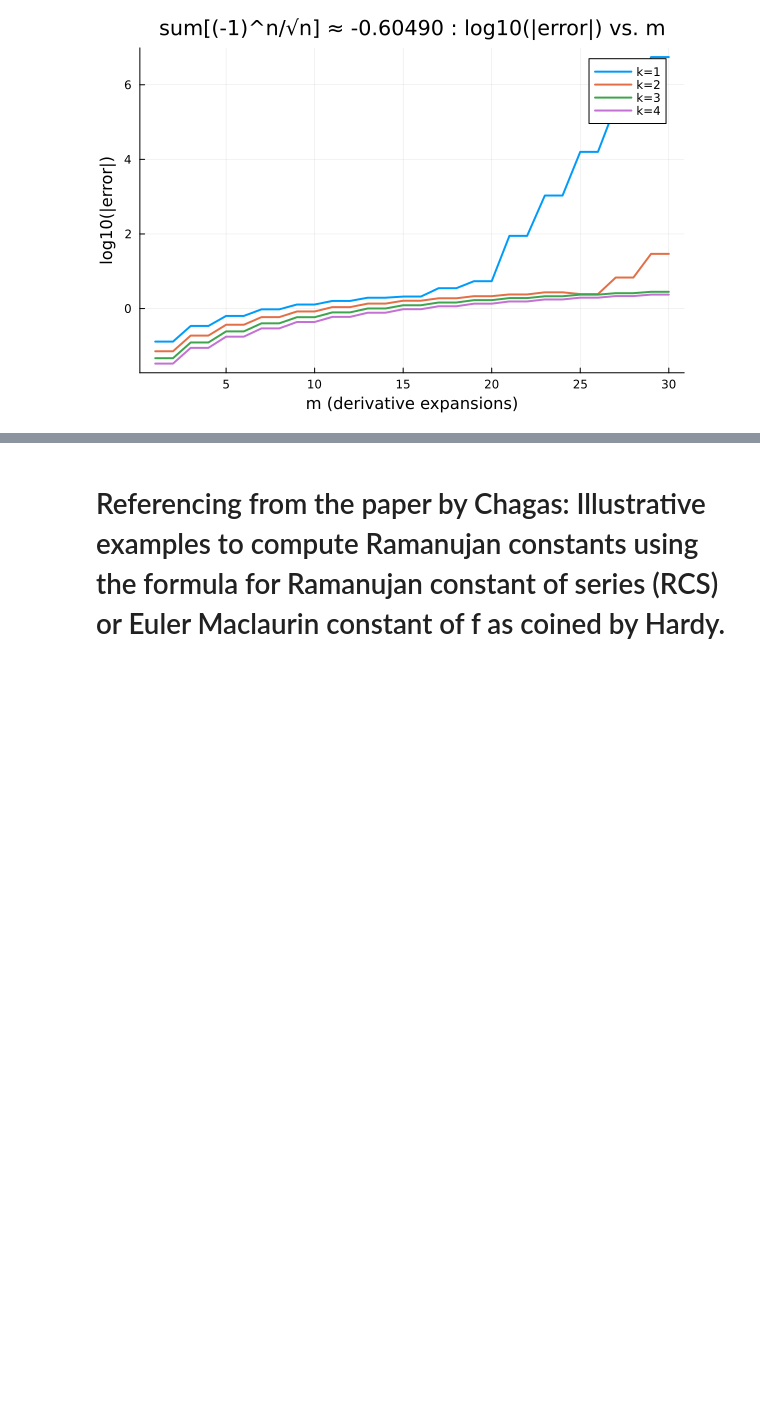
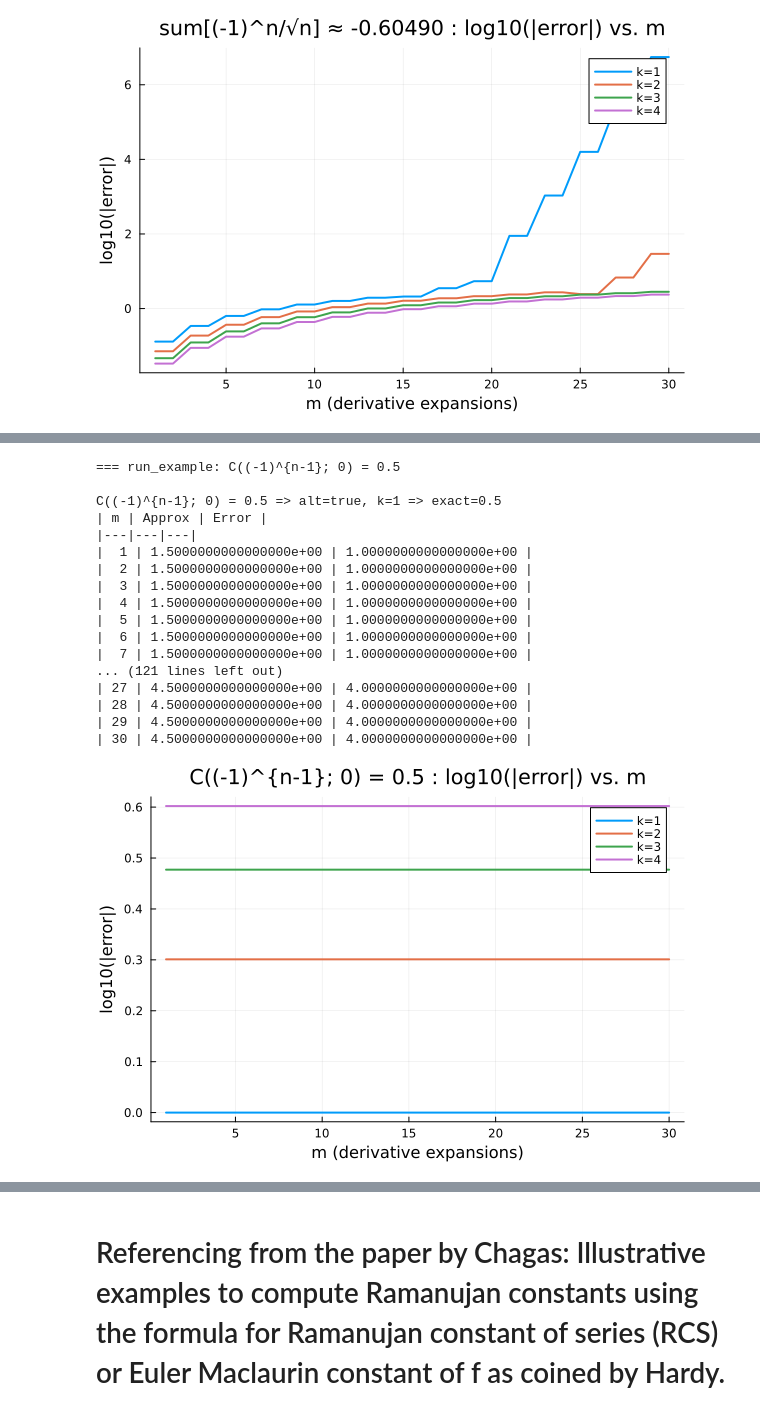
Before and after one commit to sairampatro1/Computational-aspects-of-Ramanujan-Summation, a Jupyter notebook: Final_Toolbox.ipynb, the cells around one changed output, grey strips where cells are left out. Drawn from its saved outputs; the diff is of its cells as text; code cells hidden in the pictures; blank space fills up the shorter version.

```diff
--- a/Final_Toolbox.ipynb
+++ b/Final_Toolbox.ipynb
@@ -2829,0 +1013,21 @@ sum[(-1)^n/√n] ≈ -0.60490 => alt=true, k=4 => exact=-0.6048986434
+# %%
+run_example(Sym(1), "C((-1)^{n-1}; 0) = 0.5", 0.5, true)
+# %% [output]
+=== run_example: C((-1)^{n-1}; 0) = 0.5
+
+C((-1)^{n-1}; 0) = 0.5 => alt=true, k=1 => exact=0.5
+| m | Approx | Error |
+|---|---|---|
+|  1 | 1.5000000000000000e+00 | 1.0000000000000000e+00 |
+|  2 | 1.5000000000000000e+00 | 1.0000000000000000e+00 |
+|  3 | 1.5000000000000000e+00 | 1.0000000000000000e+00 |
+|  4 | 1.5000000000000000e+00 | 1.0000000000000000e+00 |
+|  5 | 1.5000000000000000e+00 | 1.0000000000000000e+00 |
+|  6 | 1.5000000000000000e+00 | 1.0000000000000000e+00 |
+|  7 | 1.5000000000000000e+00 | 1.0000000000000000e+00 |
+... (121 lines left out)
+| 27 | 4.5000000000000000e+00 | 4.0000000000000000e+00 |
+| 28 | 4.5000000000000000e+00 | 4.0000000000000000e+00 |
+| 29 | 4.5000000000000000e+00 | 4.0000000000000000e+00 |
+| 30 | 4.5000000000000000e+00 | 4.0000000000000000e+00 |
+[figure, added]
```
Also changed, not shown: parts of 47 cells of this notebook, 7 other files.
